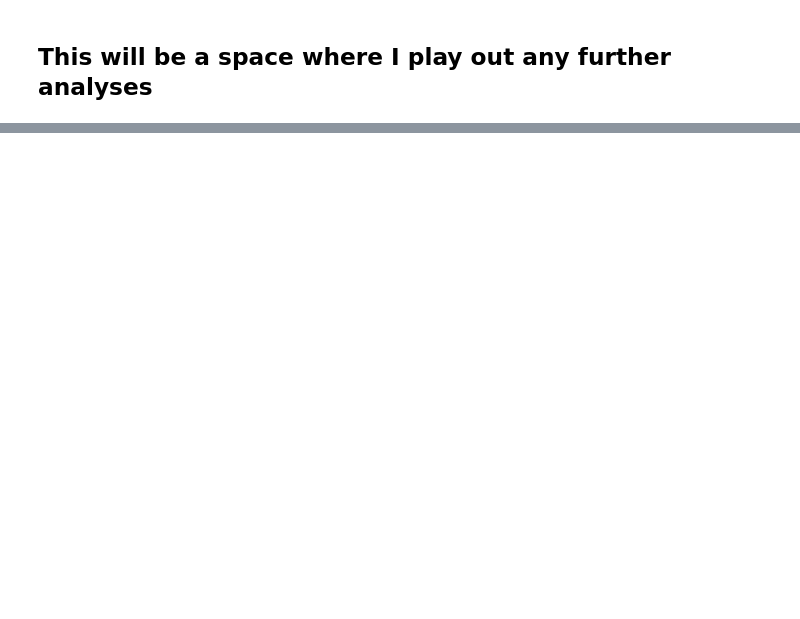
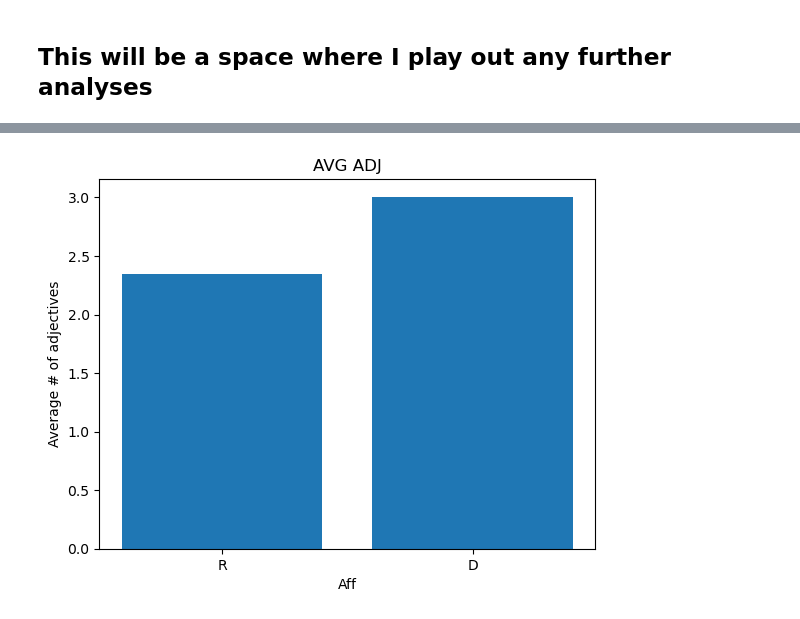
Before and after one commit to Data-Science-for-Linguists-2021/PoliticalRhetoric-analysis, a Jupyter notebook: analysis_notebooks/extra_analysis.ipynb, the cells around one changed output, grey strips where cells are left out. Drawn from its saved outputs; the diff is of its cells as text; code cells hidden in the pictures; blank space fills up the shorter version.

```diff
--- a/analysis_notebooks/extra_analysis.ipynb
+++ b/analysis_notebooks/extra_analysis.ipynb
@@ -26,0 +203,19 @@ ModuleNotFoundError: No module named 'textblob'
+# %%
+def get_adjectives(text):
+    blob = TextBlob(text)
+    return ' '.join(word for (word,tag) in blob.tags if tag.startswith("JJ"))
+
+platform['adjectives'] = platform['sentences'].apply(get_adjectives)
+adj_count = [len(nltk.word_tokenize(t)) for t in platform.adjectives]
+platform['adj_count'] = adj_count
+# %%
+aff = ['R','D']
+mean_adj = [platform[platform.Aff == 'R'].adj_count.mean(), platform[platform.Aff == 'D'].adj_count.mean()]
+
+plt.bar(aff,mean_adj)
+plt.title('AVG ADJ')
+plt.ylabel('Average # of adjectives')
+plt.xlabel('Aff')
+plt.show()
+# %% [output]
+[figure, added]
```
Also changed, not shown: parts of 31 cells of this notebook, 1 other file.
